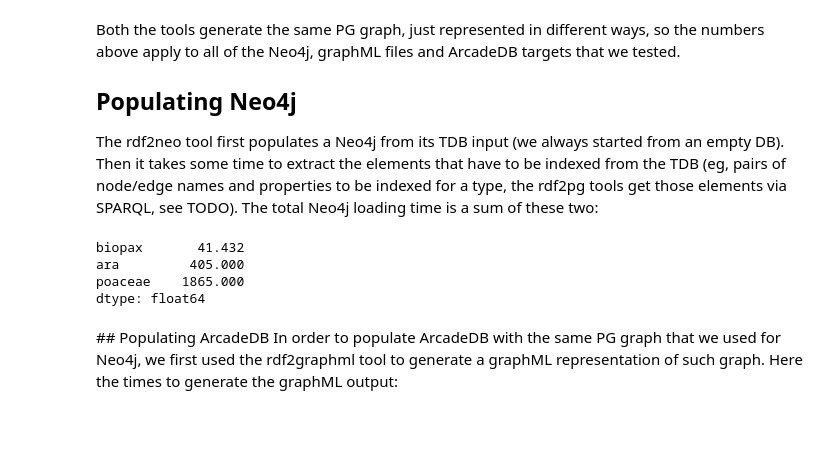
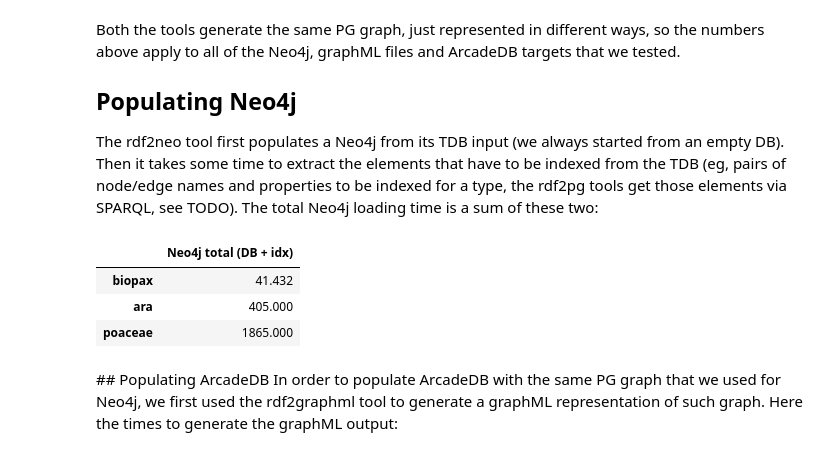
Before and after one commit to Rothamsted/graphdb-benchmarks, a Jupyter notebook: results/loading-results.ipynb, the cells around one changed output. Saved outputs shown, nothing was run; the diff lists cells and outputs as text; code cells hidden in the pictures; blank space fills up the shorter version.

```diff
--- a/results/loading-results.ipynb
+++ b/results/loading-results.ipynb
@@ -75,14 +75,14 @@ The rdf2neo tool first populates a Neo4j from its TDB input (we always started f
 # %%
 neo_db_load = pd.Series ( [ 38.919, 338, 1445] )
 neo_idx = pd.Series ( [ 2.513, 67, 420 ] )
 neo_load = neo_db_load + neo_idx
 neo_load.index = datasets
-neo_load
+pd.DataFrame ( { "Neo4j total (DB + idx)": neo_load } )
 # %% [output]
-biopax       41.432
-ara         405.000
-poaceae    1865.000
-dtype: float64
+|  | Neo4j total (DB + idx) |
+| biopax | 41.432 |
+| ara | 405.000 |
+| poaceae | 1865.000 |
 # %% [markdown]
 ## Populating ArcadeDB
 In order to populate ArcadeDB with the same PG graph that we used for Neo4j, we first used the rdf2graphml tool to generate a graphML representation of such graph. Here the times to generate the graphML output:
```
Also changed, not shown: parts of 3 cells of this notebook, 13 other files.
